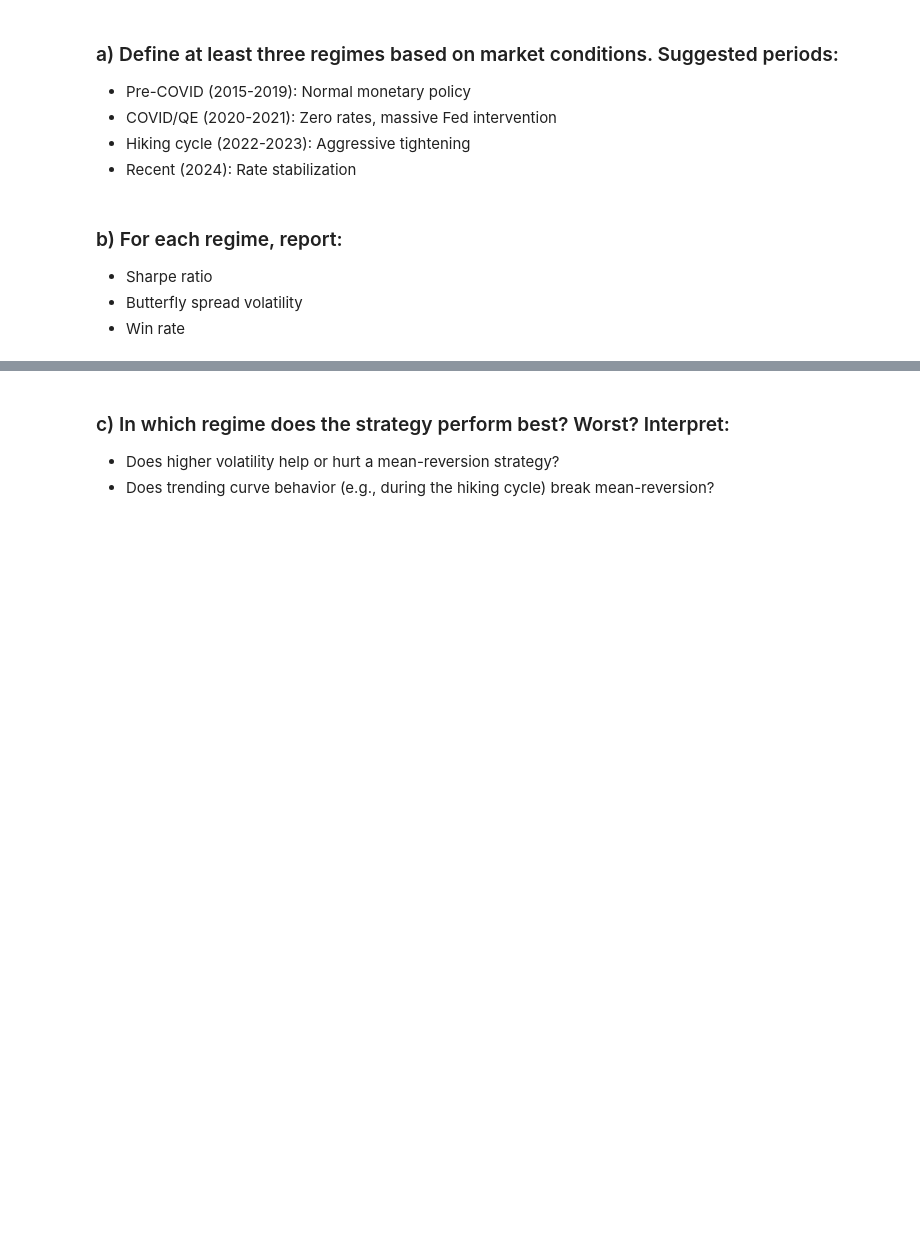
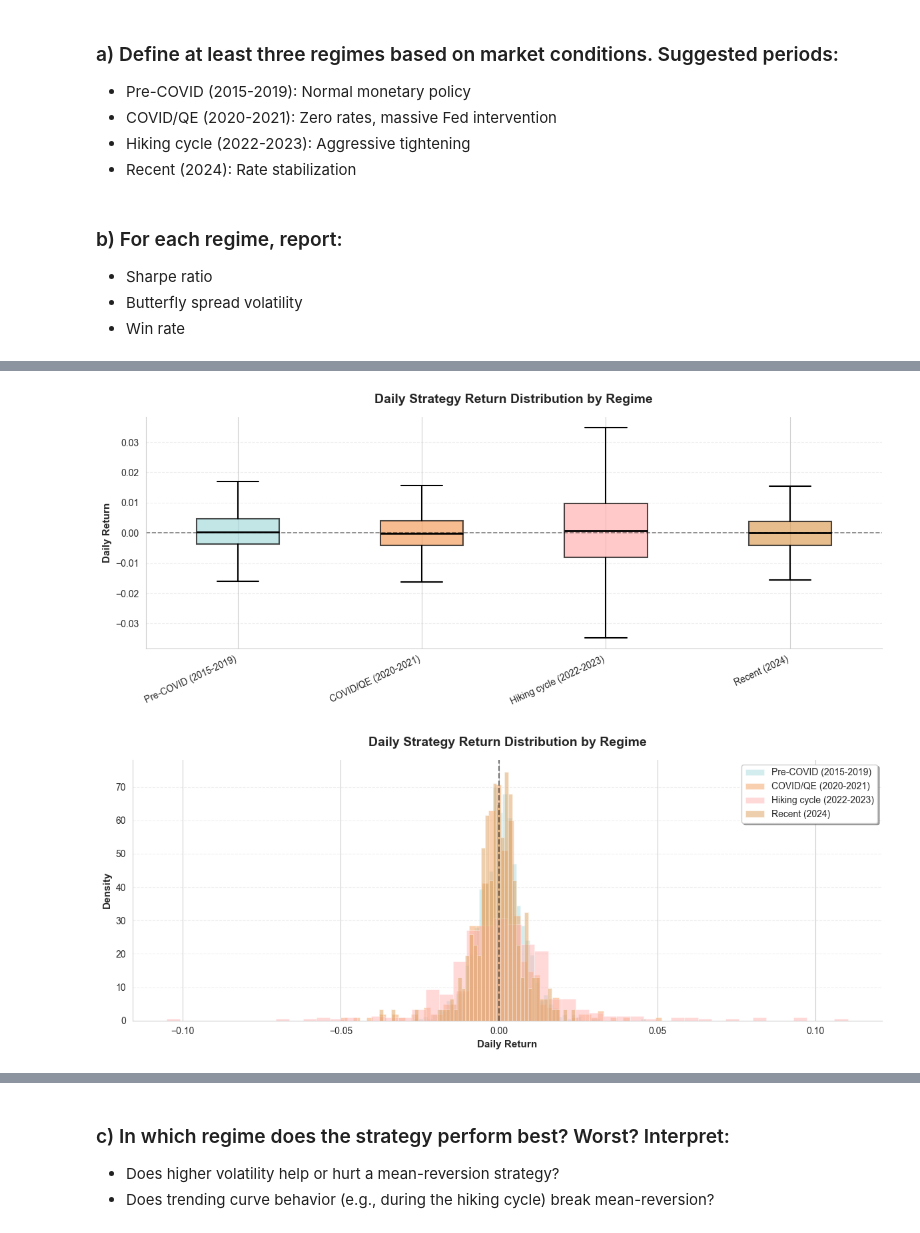
Before and after one commit to y3y-tech/Fixed_Income_Butterfly_Trades, a Jupyter notebook: Question_4.ipynb, the cells around one changed output, grey strips where cells are left out. Cells and saved outputs as stored; diff of their text form; code cells hidden in the pictures; blank space fills up the shorter version.

```diff
--- a/Question_4.ipynb
+++ b/Question_4.ipynb
@@ -101,0 +296,55 @@ exit_threshold = 0.5   # Exit when spread is within 0.5 std devs
+# %%
+# Regime colors
+regime_colors = ['#A8DADC', '#F4A261', '#FFB3B3', '#DDA15E']
+
+# Collect returns by regime
+rets_by_regime = []
+labels = []
+for name, (start, end) in regimes.items():
+    r = strategy_returns.loc[start:end].dropna()
+    rets_by_regime.append(r.values)
+    labels.append(name)
+
+sns.set_style("whitegrid")
+
+# Boxplot
+fig, ax = plt.subplots(figsize=(12, 5))
+bp = ax.boxplot(rets_by_regime, labels=labels, patch_artist=True, showfliers=False,
+                medianprops=dict(color='black', linewidth=2),
+                boxprops=dict(linewidth=1.5),
+                whiskerprops=dict(linewidth=1.5),
+                capprops=dict(linewidth=1.5))
+
+# Color boxes by regime
+for patch, color in zip(bp['boxes'], regime_colors):
+    patch.set_facecolor(color)
+    patch.set_alpha(0.7)
+
+ax.set_title("Daily Strategy Return Distribution by Regime", fontsize=14, fontweight='bold', pad=15)
+ax.set_ylabel("Daily Return", fontsize=11, fontweight='bold')
+ax.axhline(0, color='black', linewidth=1.2, linestyle='--', alpha=0.5)
+ax.spines[['top', 'right']].set_visible(False)
+ax.grid(axis='y', alpha=0.3, linestyle='--')
+plt.xticks(rotation=25, ha="right", fontsize=10)
+plt.tight_layout()
+plt.show()
+
+# Histogram overlay
+fig, ax = plt.subplots(figsize=(12, 5))
+for i, (name, (start, end)) in enumerate(regimes.items()):
+    r = strategy_returns.loc[start:end].dropna()
+    ax.hist(r.values, bins=50, alpha=0.5, density=True, label=name,
+            color=regime_colors[i], edgecolor='white', linewidth=0.5)
+
+ax.set_title("Daily Strategy Return Distribution by Regime", fontsize=14, fontweight='bold', pad=15)
+ax.set_xlabel("Daily Return", fontsize=11, fontweight='bold')
+ax.set_ylabel("Density", fontsize=11, fontweight='bold')
+ax.axvline(0, color='black', linewidth=1.5, linestyle='--', alpha=0.5)
+ax.spines[['top', 'right']].set_visible(False)
+ax.grid(axis='y', alpha=0.3, linestyle='--')
+ax.legend(loc='upper right', frameon=True, shadow=True, fontsize=10)
+plt.tight_layout()
+plt.show()
+# %% [output]
+[figure, added]
+[figure, added]
```
Also changed, not shown: parts of 19 cells of this notebook.
